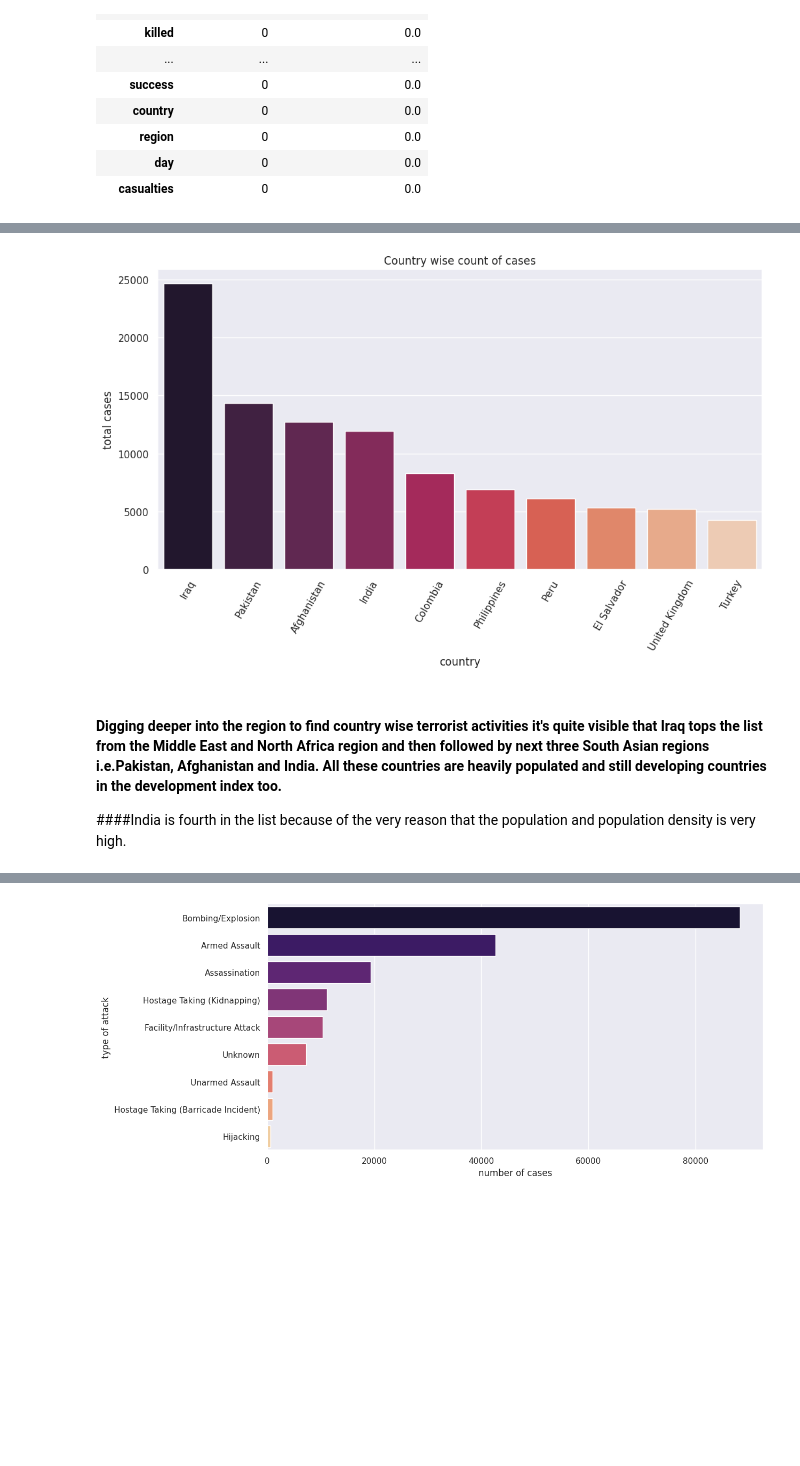
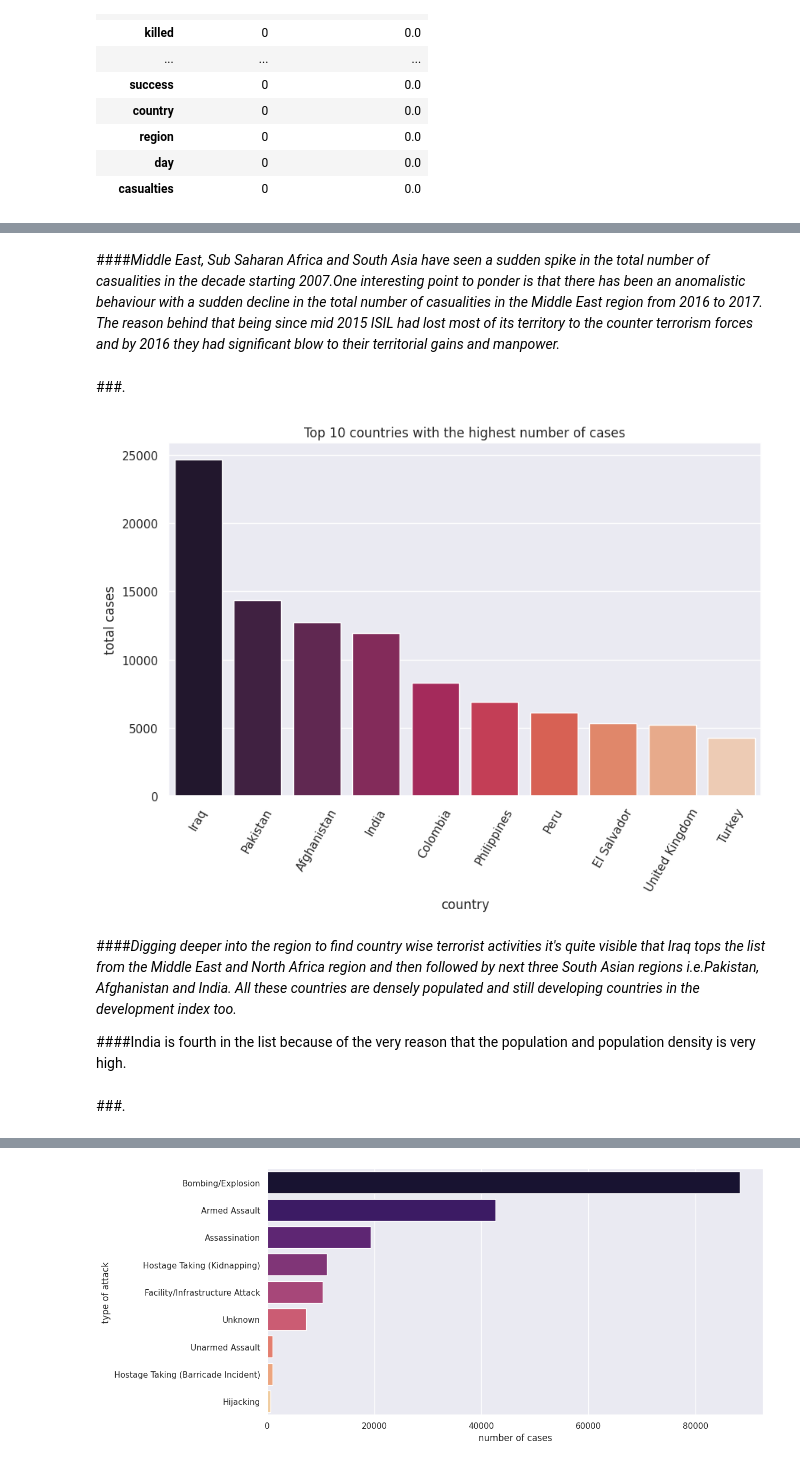
Before and after one commit to skaty5678/Global-Terrorism-Analysis, a Jupyter notebook: Global_Terrorism_Analysis_SANJEEV_KUMAR_THAKUR_.ipynb, the cells around one changed output, grey strips where cells are left out. Drawn from its saved outputs; the diff is of its cells as text; code cells hidden in the pictures; blank space fills up the shorter version.

```diff
--- a/Global_Terrorism_Analysis_SANJEEV_KUMAR_THAKUR_.ipynb
+++ b/Global_Terrorism_Analysis_SANJEEV_KUMAR_THAKUR_.ipynb
@@ -226,14 +226,15 @@ missing_values(gtd_df)
 | day | 0 | 0.0 |
 | dbsource | 0 | 0.0 |
 # %%
-#removing the columns with big extent of missing data
+#removing the columns with high proportion of missing data
 gtd_df.drop(['motive','propextent','perpetrator_kill'],axis = 1,inplace = True)
 
 #for Summary column where we don't have any data we'll replace it with unknown
 gtd_df['summary'].replace(np.nan,'Unknown',inplace = True)
 
-#Fill the NaN values in the killed and wounded columns with 0 as they're very few in numbers compared to our dataset
-gtd_df[['killed', 'wounded']]=gtd_df[['killed', 'wounded']].fillna(value=0)
+#Fill the NaN values in the killed and wounded columns with median as they're very few in numbers compared to our dataset
+median = gtd_df.filter(["killed", "wounded"]).median()
+gtd_df[["killed", "wounded"]]=gtd_df[["killed", "wounded"]].fillna(median.iloc[0])
 # %%
 #adding another column to the dataset as casualties
 gtd_df['casualties'] = gtd_df['killed'] + gtd_df['wounded']
@@ -348,13 +460,19 @@ plt.show()
+# %% [markdown]
+####<i>Middle East, Sub Saharan Africa and South Asia have seen a sudden spike in the total number of casualities in the decade starting 2007.One interesting point to ponder is that there has been an anomalistic behaviour with a sudden decline in the total number of casualities in the Middle East region from 2016 to 2017. The reason behind that being since mid 2015 ISIL had lost most of its territory to the counter terrorism forces and by 2016 they had significant blow to their territorial gains and manpower.</i>
+# %% [markdown]
+###.
 # %%
 #Bar plot showing the top 10 countries with the most number of cases
-plt.subplots(figsize=(12,6))
+plt.subplots(figsize=(10,6))
 sns.set_theme(style="darkgrid",context = 'notebook')
-sns.barplot(x = gtd_df['country'].value_counts()[:10].index,y = gtd_df['country'].value_counts()[:10].values,palette = 'rocket').set(title = 'Country wise count of cases',xlabel = 'country',ylabel = 'total cases')
+sns.barplot(x = gtd_df['country'].value_counts()[:10].index,y = gtd_df['country'].value_counts()[:10].values,palette = 'rocket').set(title = 'Top 10 countries with the highest number of cases',xlabel = 'country',ylabel = 'total cases')
 plt.xticks(rotation = 60)
 plt.show()
 # %% [output]
-[figure, old version]
+[figure, new version]
 # %% [markdown]
-#### Digging deeper into the region to find country wise terrorist activities it's quite visible that Iraq tops the list from the Middle East and North Africa region and then followed by next three South Asian regions i.e.Pakistan, Afghanistan and India. All these countries are heavily populated and still developing countries in the development index too.
+####<i>Digging deeper into the region to find country wise terrorist activities it's quite visible that Iraq tops the list from the Middle East and North Africa region and then followed by next three South Asian regions i.e.Pakistan, Afghanistan and India. All these countries are densely populated and still developing countries in the development index too.
 
-####India is fourth in the list because of the very reason that the population and population density is very high.
+####India is fourth in the list because of the very reason that the population and population density is very high.</i>
+# %% [markdown]
+###.
```
Also changed, not shown: parts of 113 cells of this notebook.
